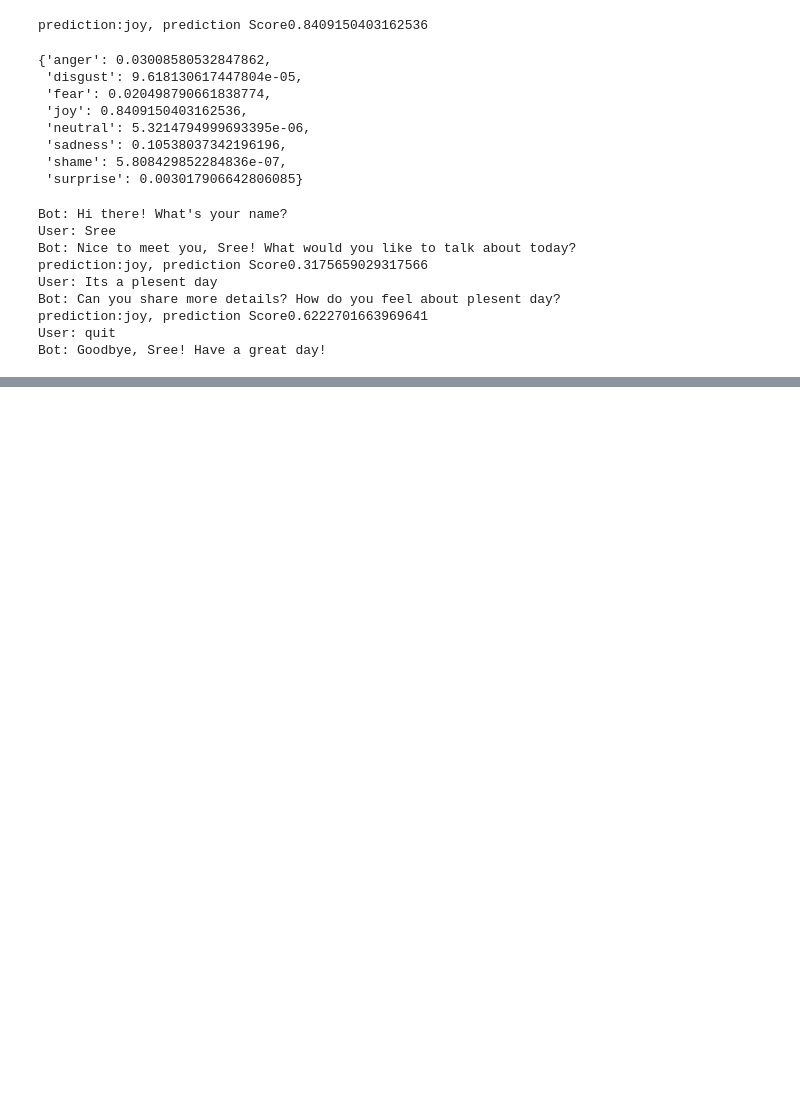
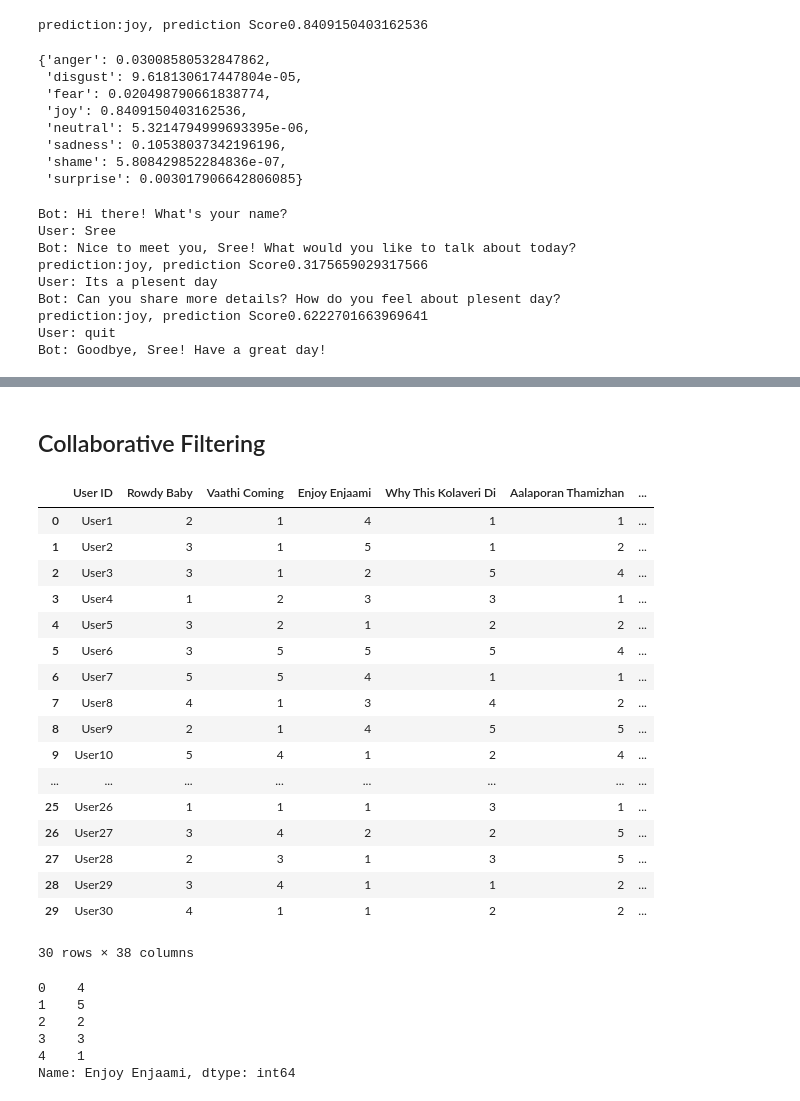
Before and after one commit to SreeVatt/Music-Recommendation-Chatbot, a Jupyter notebook: main.ipynb, the cells around one changed output, grey strips where cells are left out. Saved outputs shown, nothing was run; the diff lists cells and outputs as text; code cells hidden in the pictures; blank space fills up the shorter version.

```diff
--- a/main.ipynb
+++ b/main.ipynb
@@ -564,0 +666,35 @@ Bot: Goodbye, Sree! Have a great day!
+# %% [markdown]
+## Collaborative Filtering
+# %%
+user=pd.read_csv('Collabrative Filtering T.csv')
+# %%
+user
+# %% [output]
+|  | User ID | Rowdy Baby | Vaathi Coming | Enjoy Enjaami | Why This Kolaveri Di | Aalaporan Thamizhan | ... |
+| 0 | User1 | 2 | 1 | 4 | 1 | 1 | ... |
+| 1 | User2 | 3 | 1 | 5 | 1 | 2 | ... |
+| 2 | User3 | 3 | 1 | 2 | 5 | 4 | ... |
+| 3 | User4 | 1 | 2 | 3 | 3 | 1 | ... |
+| 4 | User5 | 3 | 2 | 1 | 2 | 2 | ... |
+| 5 | User6 | 3 | 5 | 5 | 5 | 4 | ... |
+| 6 | User7 | 5 | 5 | 4 | 1 | 1 | ... |
+| 7 | User8 | 4 | 1 | 3 | 4 | 2 | ... |
+| 8 | User9 | 2 | 1 | 4 | 5 | 5 | ... |
+| 9 | User10 | 5 | 4 | 1 | 2 | 4 | ... |
+| ... | ... | ... | ... | ... | ... | ... | ... |
+| 25 | User26 | 1 | 1 | 1 | 3 | 1 | ... |
+| 26 | User27 | 3 | 4 | 2 | 2 | 5 | ... |
+| 27 | User28 | 2 | 3 | 1 | 3 | 5 | ... |
+| 28 | User29 | 3 | 4 | 1 | 1 | 2 | ... |
+| 29 | User30 | 4 | 1 | 1 | 2 | 2 | ... |
+30 rows × 38 columns
+# %%
+user_rating=user['Enjoy Enjaami']
+user_rating.head()
+# %% [output]
+0    4
+1    5
+2    2
+3    3
+4    1
+Name: Enjoy Enjaami, dtype: int64
```
Also changed, not shown: parts of 15 cells of this notebook, 1 other file.
